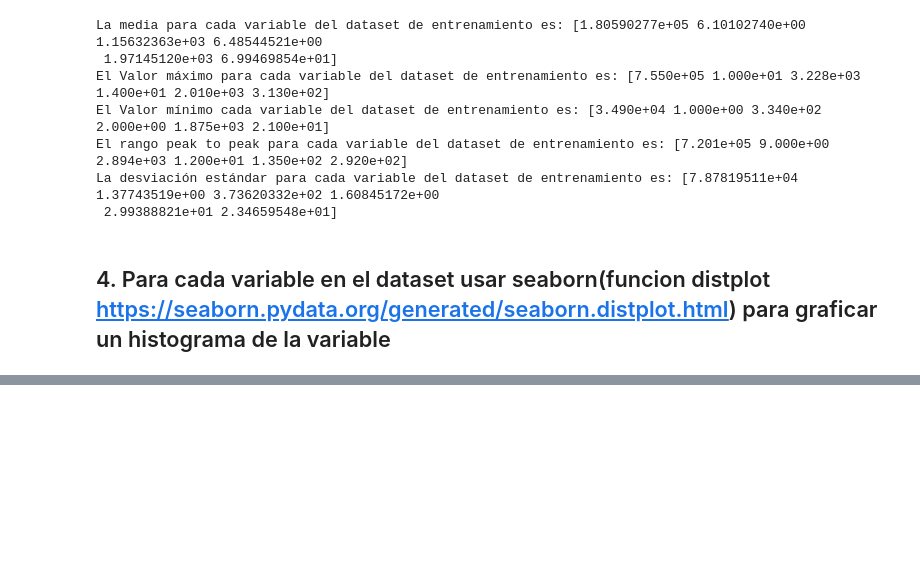
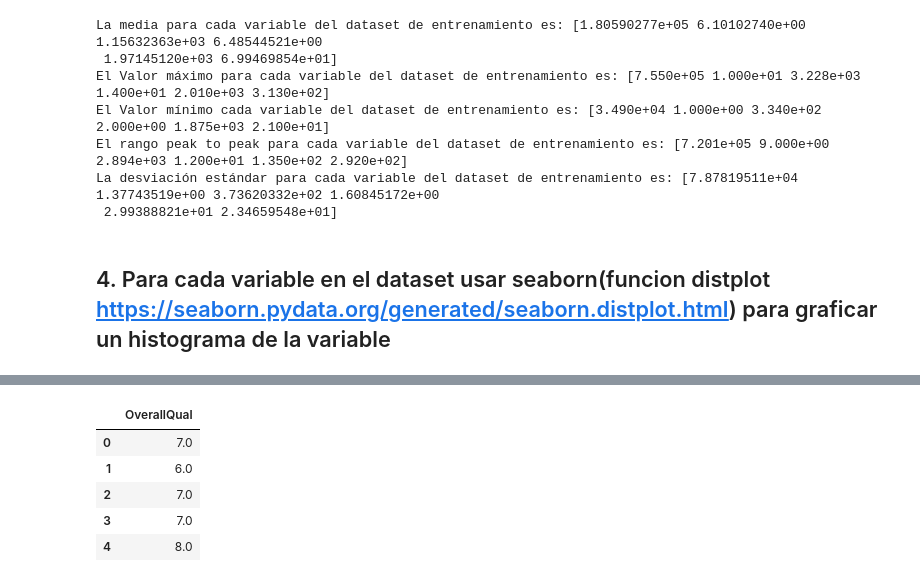
Before and after one commit to CarlosRisch/ProyectoRegresion, a Jupyter notebook: Proyecto1_RegresionLineal.ipynb, the cells around one changed output, grey strips where cells are left out. Cells and saved outputs as stored; diff of their text form; code cells hidden in the pictures; blank space fills up the shorter version.

```diff
--- a/Proyecto1_RegresionLineal.ipynb
+++ b/Proyecto1_RegresionLineal.ipynb
@@ -216,0 +286,11 @@ https://gist.github.com/mwaskom/de44147ed2974457ad6372750bbe5751
+# %%
+# Segun datos de la grafica y los resultados obtenidos, se determina que OveraLLQual como variable independiente x1 y SalePrice como variable dependiente
+Var_x = set_entrenamiento.loc[:, ['OverallQual']]
+Var_x.head()
+# %% [output]
+|  | OverallQual |
+| 0 | 7.0 |
+| 1 | 6.0 |
+| 2 | 7.0 |
+| 3 | 7.0 |
+| 4 | 8.0 |
```
Also changed, not shown: parts of 9 cells of this notebook, 2 other files.
